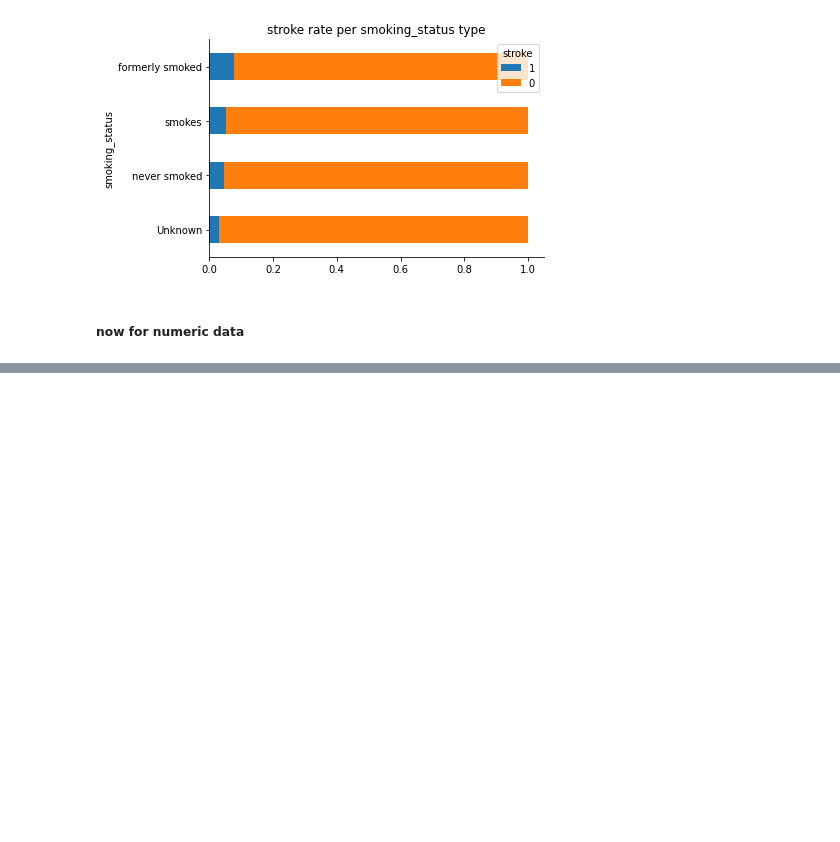
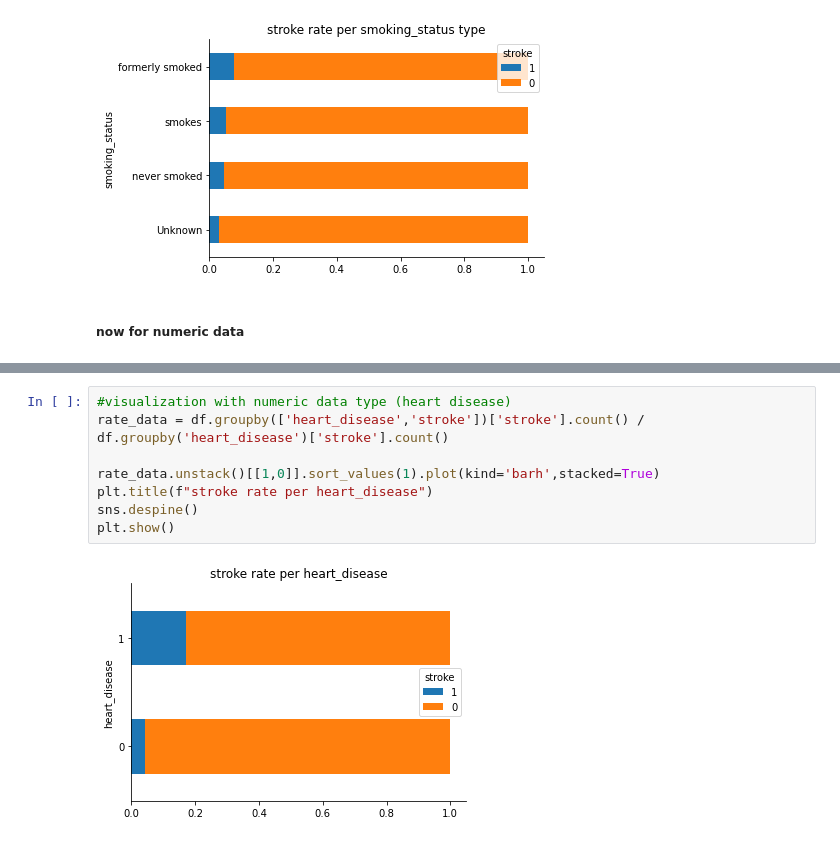
Before and after one commit to MaSOouD69/Capstone-Repo-Bootcamp-Project, a Jupyter notebook: capstone_Masoud_Arefi.ipynb, the cells around one changed output, grey strips where cells are left out. Drawn from its saved outputs; the diff is of its cells as text; blank space fills up the shorter version.

Commit message:
stack for numeric columns and explain for other type of cols

```diff
--- a/capstone_Masoud_Arefi.ipynb
+++ b/capstone_Masoud_Arefi.ipynb
@@ -417,3 +419,13 @@ for col in df.select_dtypes('category').columns:
 [figure]
 [figure]
 [figure]
+# %%
+#visualization with numeric data type (heart disease)
+rate_data = df.groupby(['heart_disease','stroke'])['stroke'].count() / df.groupby('heart_disease')['stroke'].count()
+
+rate_data.unstack()[[1,0]].sort_values(1).plot(kind='barh',stacked=True)
+plt.title(f"stroke rate per heart_disease")
+sns.despine()
+plt.show()
+# %% [output]
+[figure, added]
```
Also changed, not shown: parts of 3 cells of this notebook.
